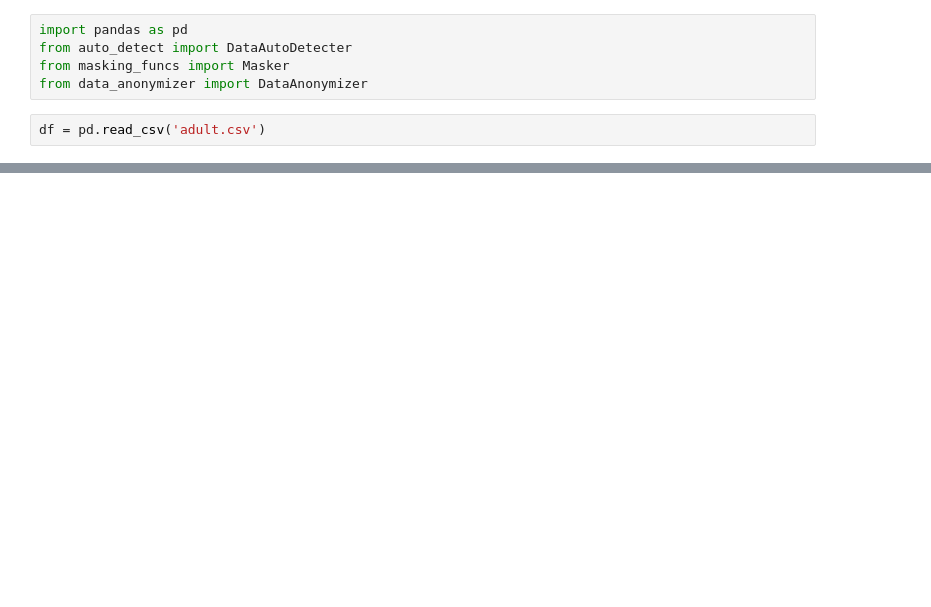
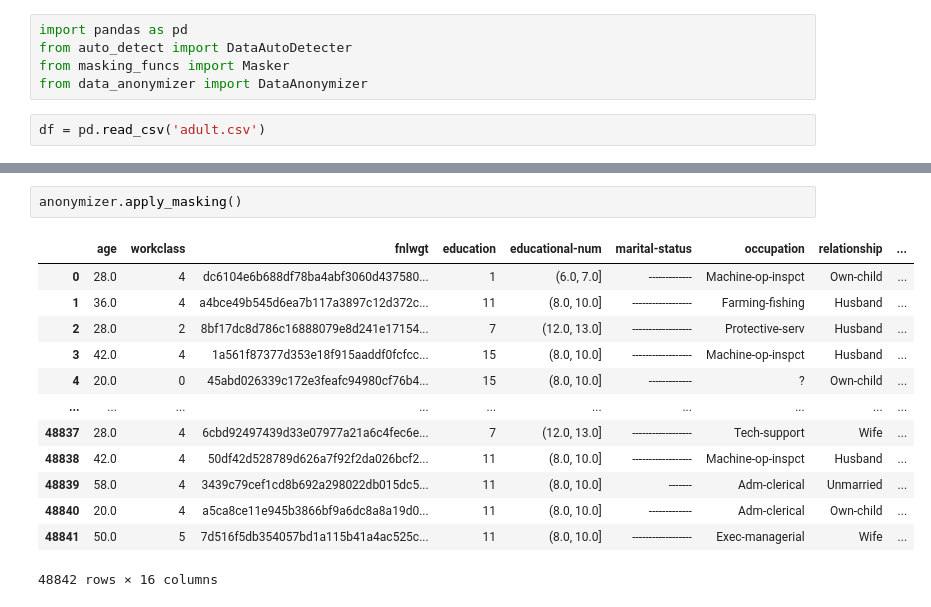
Before and after one commit to dylanlo8/SynPiper, a Jupyter notebook: anonymizer/test.ipynb, the cells around one changed output, grey strips where cells are left out. Saved outputs shown, nothing was run; the diff lists cells and outputs as text; blank space fills up the shorter version.

```diff
--- a/anonymizer/test.ipynb
+++ b/anonymizer/test.ipynb
@@ -56,0 +208,16 @@ AttributeError: Unknown column type specified. Please specify one of the approve
+# %%
+anonymizer.apply_masking()
+# %% [output]
+|  | age | workclass | fnlwgt | education | educational-num | marital-status | occupation | relationship | ... |
+| 0 | 28.0 | 4 | dc6104e6b688df78ba4abf3060d437580... | 1 | (6.0, 7.0] | ------------- | Machine-op-inspct | Own-child | ... |
+| 1 | 36.0 | 4 | a4bce49b545d6ea7b117a3897c12d372c... | 11 | (8.0, 10.0] | ------------------ | Farming-fishing | Husband | ... |
+| 2 | 28.0 | 2 | 8bf17dc8d786c16888079e8d241e17154... | 7 | (12.0, 13.0] | ------------------ | Protective-serv | Husband | ... |
+| 3 | 42.0 | 4 | 1a561f87377d353e18f915aaddf0fcfcc... | 15 | (8.0, 10.0] | ------------------ | Machine-op-inspct | Husband | ... |
+| 4 | 20.0 | 0 | 45abd026339c172e3feafc94980cf76b4... | 15 | (8.0, 10.0] | ------------- | ? | Own-child | ... |
+| ... | ... | ... | ... | ... | ... | ... | ... | ... | ... |
+| 48837 | 28.0 | 4 | 6cbd92497439d33e07977a21a6c4fec6e... | 7 | (12.0, 13.0] | ------------------ | Tech-support | Wife | ... |
+| 48838 | 42.0 | 4 | 50df42d528789d626a7f92f2da026bcf2... | 11 | (8.0, 10.0] | ------------------ | Machine-op-inspct | Husband | ... |
+| 48839 | 58.0 | 4 | 3439c79cef1cd8b692a298022db015dc5... | 11 | (8.0, 10.0] | ------- | Adm-clerical | Unmarried | ... |
+| 48840 | 20.0 | 4 | a5ca8ce11e945b3866bf9a6dc8a8a19d0... | 11 | (8.0, 10.0] | ------------- | Adm-clerical | Own-child | ... |
+| 48841 | 50.0 | 5 | 7d516f5db354057bd1a115b41a4ac525c... | 11 | (8.0, 10.0] | ------------------ | Exec-managerial | Wife | ... |
+48842 rows × 16 columns
```
Also changed, not shown: parts of 11 cells of this notebook, 3 other files.
